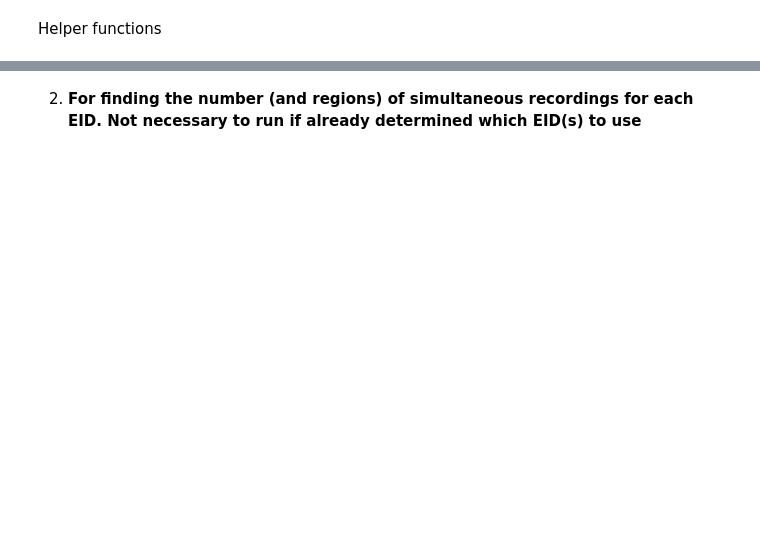
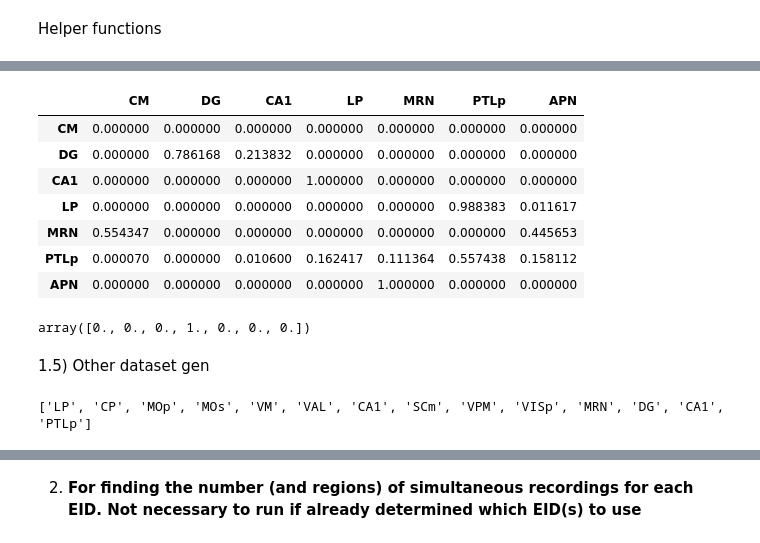
Before and after one commit to akashc1/connectx-decoding, a Jupyter notebook: ibl_data.ipynb, the cells around one changed output, grey strips where cells are left out. Cells and saved outputs as stored; diff of their text form; code cells hidden in the pictures; blank space fills up the shorter version.

```diff
--- a/ibl_data.ipynb
+++ b/ibl_data.ipynb
@@ -117,0 +168,17 @@ def check_num_ses(list_of_eids):
+# %%
+strength_df
+# %% [output]
+|  | CM | DG | CA1 | LP | MRN | PTLp | APN |
+| CM | 0.000000 | 0.000000 | 0.000000 | 0.000000 | 0.000000 | 0.000000 | 0.000000 |
+| DG | 0.000000 | 0.786168 | 0.213832 | 0.000000 | 0.000000 | 0.000000 | 0.000000 |
+| CA1 | 0.000000 | 0.000000 | 0.000000 | 1.000000 | 0.000000 | 0.000000 | 0.000000 |
+| LP | 0.000000 | 0.000000 | 0.000000 | 0.000000 | 0.000000 | 0.988383 | 0.011617 |
+| MRN | 0.554347 | 0.000000 | 0.000000 | 0.000000 | 0.000000 | 0.000000 | 0.445653 |
+| PTLp | 0.000070 | 0.000000 | 0.010600 | 0.162417 | 0.111364 | 0.557438 | 0.158112 |
+| APN | 0.000000 | 0.000000 | 0.000000 | 0.000000 | 1.000000 | 0.000000 | 0.000000 |
+# %%
+strengths[,:]
+# %% [output]
+array([0., 0., 0., 1., 0., 0., 0.])
+# %% [markdown]
+1.5) Other dataset gen
@@ -117,0 +187,5 @@ def check_num_ses(list_of_eids):
+# %%
+regions = [region[0] for region in pd.read_csv('chosen_brainregions.csv', header = None).values]
+print(regions)
+# %% [output]
+['LP', 'CP', 'MOp', 'MOs', 'VM', 'VAL', 'CA1', 'SCm', 'VPM', 'VISp', 'MRN', 'DG', 'CA1', 'PTLp']
```
Also changed, not shown: parts of 47 cells of this notebook, 3 other files.
